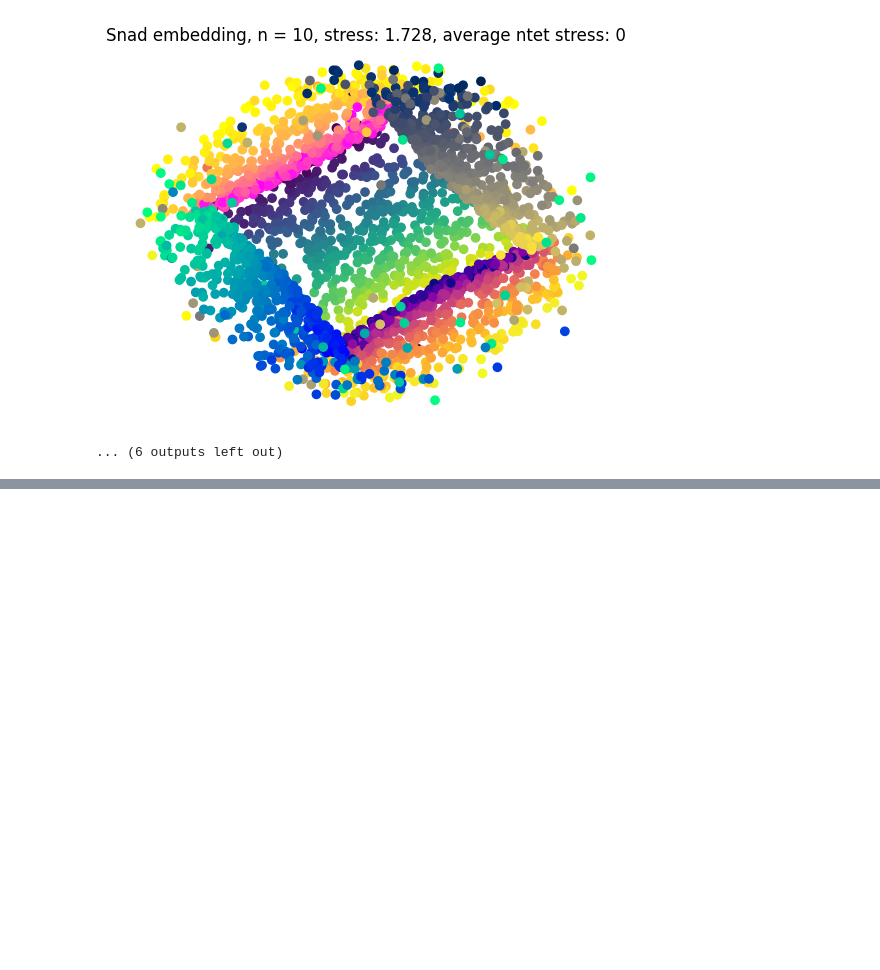
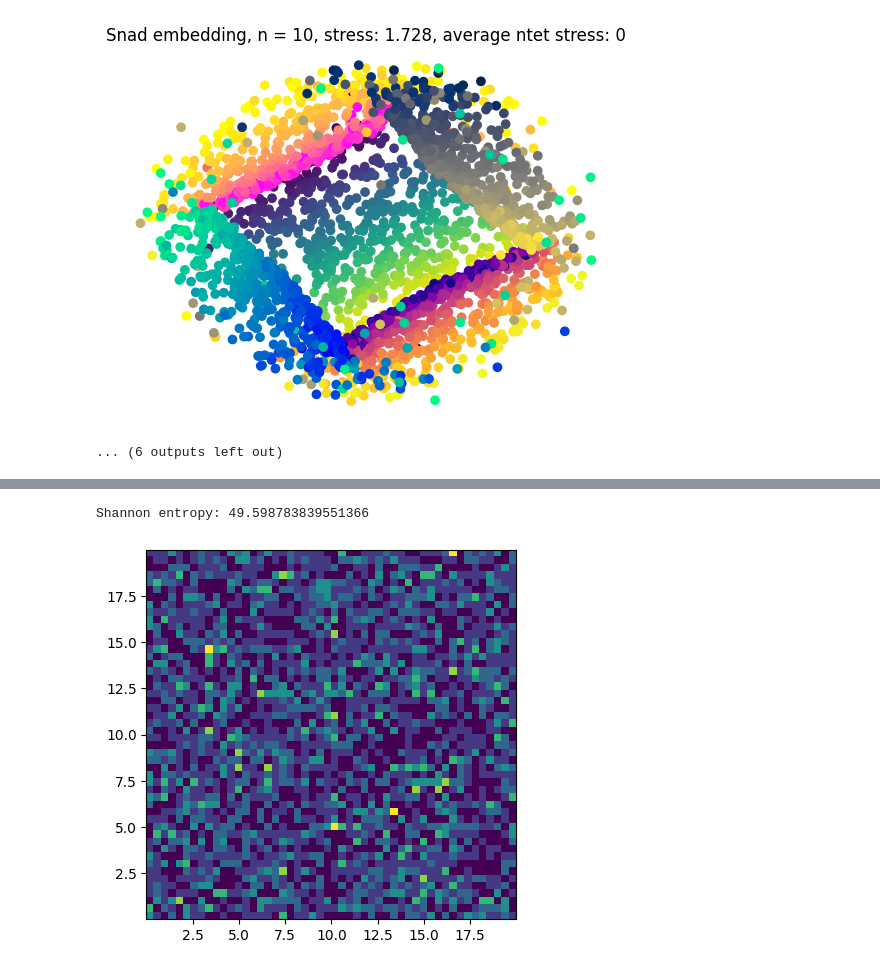
Before and after one commit to Jan961/2095736w, a Jupyter notebook: experiments/stochastic_ntet_descent/ntet.ipynb, the cells around one changed output, grey strips where cells are left out. Cells and saved outputs as stored; diff of their text form; code cells hidden in the pictures; blank space fills up the shorter version.

```diff
--- a/experiments/stochastic_ntet_descent/ntet.ipynb
+++ b/experiments/stochastic_ntet_descent/ntet.ipynb
@@ -98,0 +119,10 @@ To change this use the 'metric collection' parameter of the layout
+# %%
+from experiments.utils.layout_shannon_entropy import calculate_entropy
+from experiments.utils.LayoutHistogram import LayoutHistogram
+
+histogram_96 = LayoutHistogram(layout=layout_snad_2, pdf=True)
+histogram_96.show_histogram()
+print(f"Shannon entropy: {calculate_entropy(layout_snad_2,)}")
+# %% [output]
+Shannon entropy: 49.598783839551366
+[figure, added]
```
Also changed, not shown: parts of 1 cell of this notebook, 10 other files.
